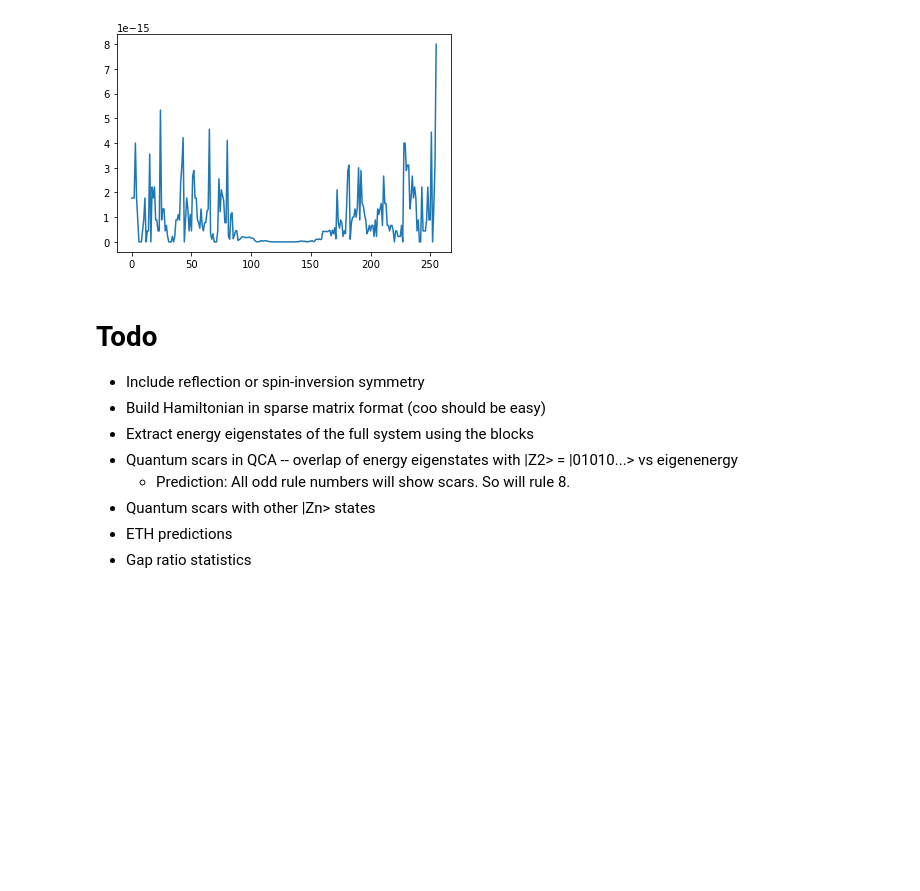
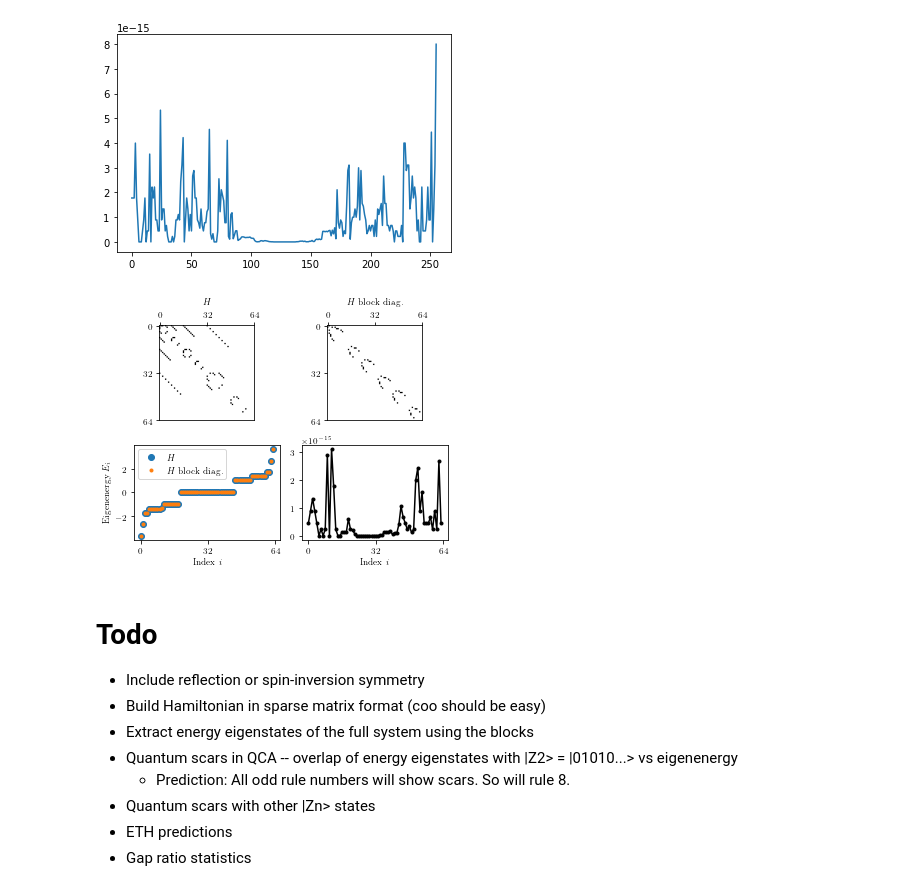
Before and after one commit to lhillber/qca, a Jupyter notebook: notebooks/ediag.ipynb, the cells around one changed output. Drawn from its saved outputs; the diff is of its cells as text; code cells hidden in the pictures; blank space fills up the shorter version.

```diff
--- a/notebooks/ediag.ipynb
+++ b/notebooks/ediag.ipynb
@@ -301,6 +301,66 @@ plt.plot(np.abs(e2-e1))
 # %% [output]
 [<matplotlib.lines.Line2D at 0x...>]
 [figure]
+# %%
+from matplotlib import rc
+fontstyle = {
+    "pdf.fonttype": 42,
+    "text.usetex": True,
+    "text.latex.preamble":r"\usepackage{amsfonts}",
+    "font.family": "serif",
+    "axes.labelsize": 9,
+    'axes.titlesize': 9,
+    "font.size": 9,
+    "legend.fontsize": 9,
+    "xtick.labelsize": 9,
+    "ytick.labelsize": 9,
+}
+plt.rcParams.update(fontstyle)
+rc('mathtext', default='regular')
+rc("text", usetex=True)
+
+
+der = r"/home/lhillber/documents/research/cellular_automata/qca/data/"
+
+L = 6
+R = 1
+Hblocked = scipy.linalg.block_diag(*Hblocks(L, R))
+H = fullH(L, R)
+e1 = np.linalg.eigvalsh(H)
+e2 = np.linalg.eigvalsh(Hblocked)
+
+
+fig, axs = plt.subplots(2,2, figsize=(3.375*1.5, 4))
+axs[0,0].imshow(np.abs(H)>0, cmap="Greys")
+axs[0,0].set_title("$H$")
+axs[0,0].set_xticks([0, 32, 64])
+axs[0,0].set_yticks([0, 32, 64])
+axs[0,0].xaxis.tick_top()
+
+
+axs[0,1].imshow(np.abs(Hblocked)>0, cmap="Greys")
+axs[0,1].set_title("$H$ block diag.")
+axs[0,1].set_xticks([0, 32, 64])
+axs[0,1].set_yticks([0, 32, 64])
+axs[0,1].xaxis.tick_top()
+
+
+axs[1,0].plot(e1, marker='o', ls="none", label="$H$")
+axs[1,0].plot(e2, marker=".", ls="none", label="$H$ block diag.")
+axs[1,0].legend()
+axs[1,0].set_xticks([0, 32, 64])
+axs[1,0].set_ylabel("Eigenenergy $E_i$")
+axs[1,0].set_xlabel("Index $i$")
+
+axs[1,1].plot(np.abs(e2-e1), c="k", marker=".")
+axs[1,1].set_xticks([0, 32, 64])
+axs[1,1].set_xlabel("Absolute difference")
+axs[1,1].set_xlabel("Index $i$")
+
+plt.tight_layout()
+plt.savefig("figures/T_1-Kblocks.pdf", dpi=1000)
+# %% [output]
+[figure, added]
 # %% [markdown]
 # Todo
 
```
Also changed, not shown: parts of 1 cell of this notebook, 6 other files.
